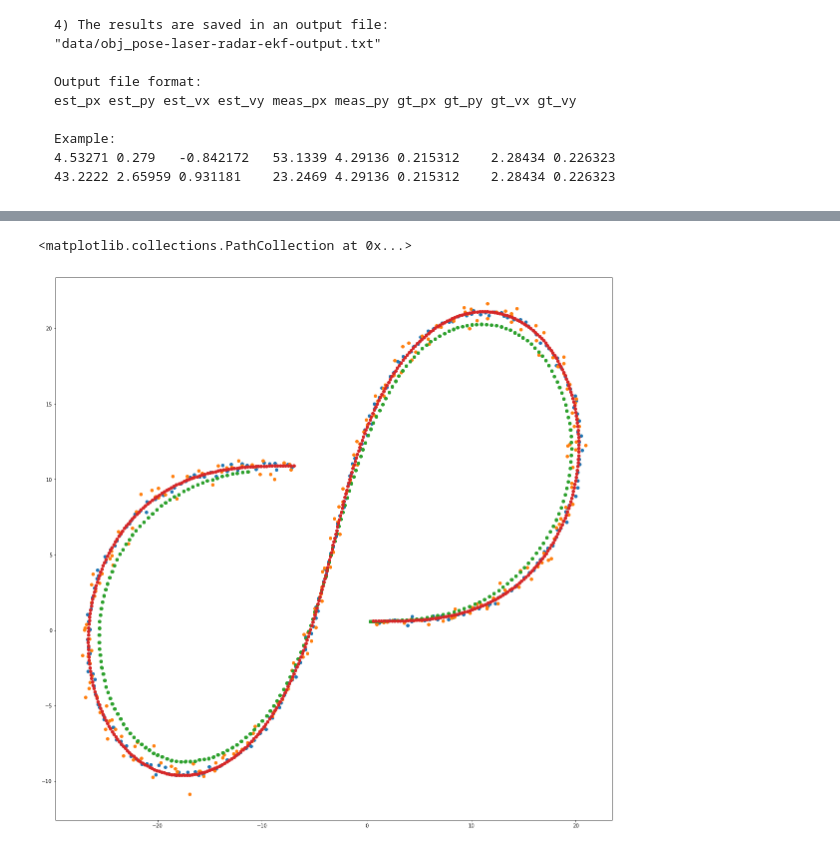
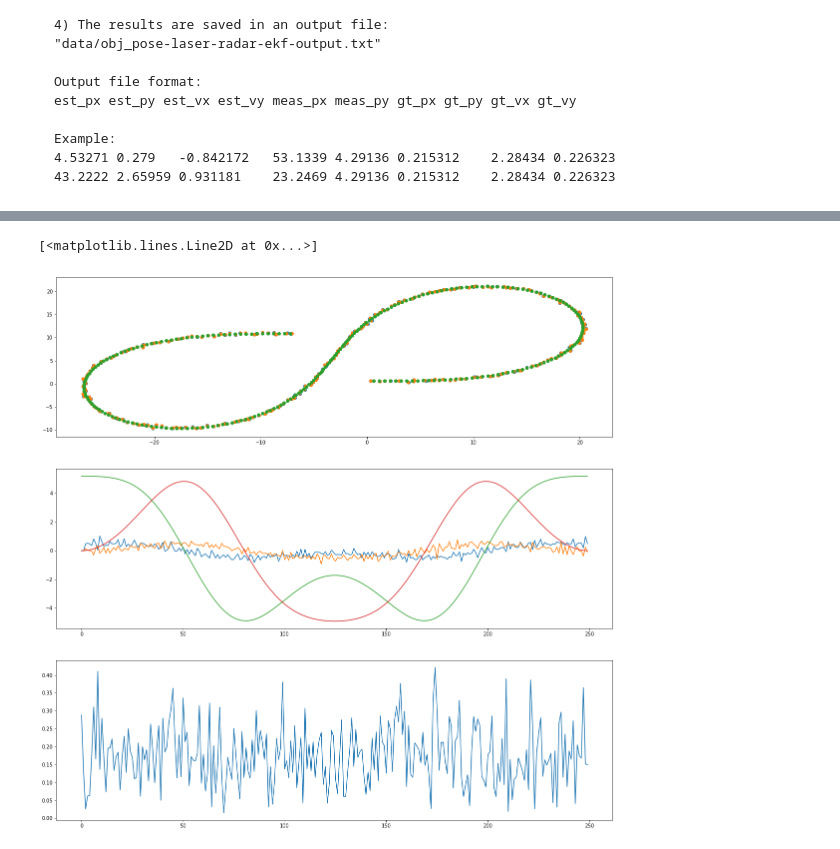
Before and after one commit to tempflip/CarND-Extended-Kalman-Filter-Project, a Jupyter notebook: explore_data.ipynb, the cells around one changed output, grey strips where cells are left out. Saved outputs shown, nothing was run; the diff lists cells and outputs as text; code cells hidden in the pictures.

```diff
--- a/explore_data.ipynb
+++ b/explore_data.ipynb
@@ -251,9 +255,19 @@ print(truth_list)
 # %%
 plt.figure(figsize=(20,20))
+plt.subplot(3,1,1)
 plt.scatter(l_meas_list[:,0], l_meas_list[:,1])
-plt.scatter(r_meas_list[:,0], r_meas_list[:,1])
+#plt.scatter(r_meas_list[:,0], r_meas_list[:,1])
 plt.scatter(pred_list[:,0][:], pred_list[:,1][:])
 plt.scatter(truth_list[:,0], truth_list[:,1])
+
+plt.subplot(3,1,2)
+plt.plot(pred_list[:,2])
+plt.plot(pred_list[:,3])
+plt.plot(truth_list[:,2])
+plt.plot(truth_list[:,3])
+
+plt.subplot(3,1,3)
+plt.plot(RMSE)
 # %% [output]
-<matplotlib.collections.PathCollection at 0x...>
+[<matplotlib.lines.Line2D at 0x...>]
-[figure, old version]
+[figure, new version]
```
Also changed, not shown: parts of 7 cells of this notebook.
